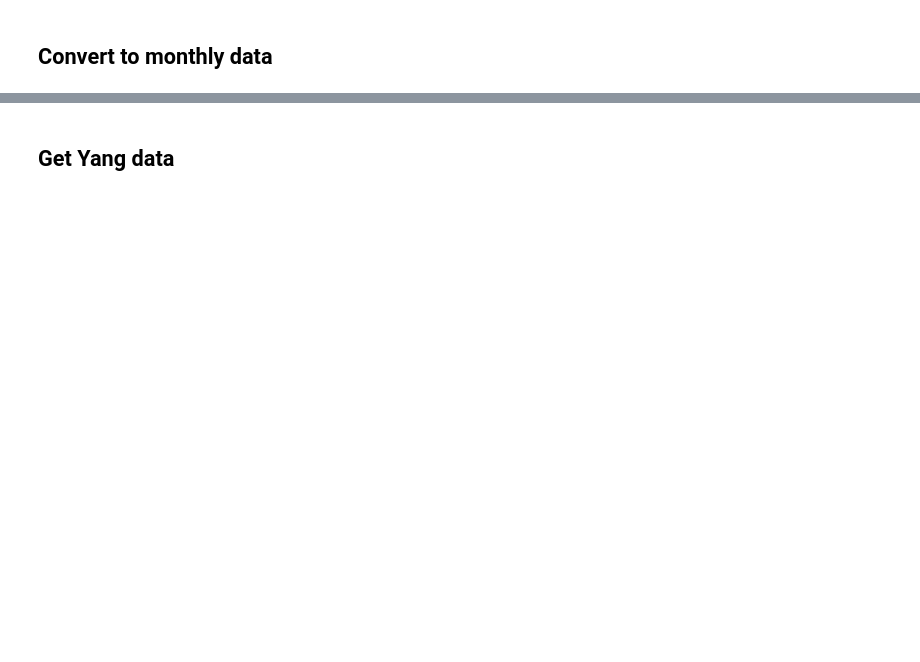
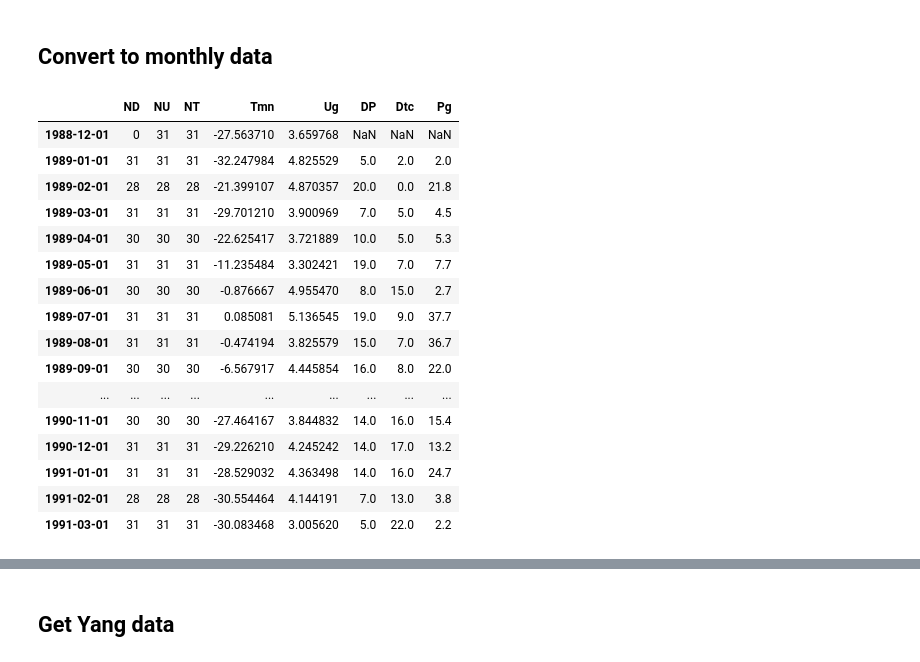
Before and after one commit to andypbarrett/SnowOnSeaIce, a Jupyter notebook: notebooks/compare_with_yang_precip.ipynb, the cells around one changed output, grey strips where cells are left out. Cells and saved outputs as stored; diff of their text form; code cells hidden in the pictures; blank space fills up the shorter version.

```diff
--- a/notebooks/compare_with_yang_precip.ipynb
+++ b/notebooks/compare_with_yang_precip.ipynb
@@ -94,12 +100,31 @@ rdiff.plot(ax=ax[2])
 ## Convert to monthly data
 # %%
 dfMon = pd.DataFrame({
-    'ND': df.Station_ID.resample('MS').count(),
+    'ND': df.PRECIP.resample('MS').count(),
     'NU': df.Ug.resample('MS').count(),
+    'NT': df.TAIR.resample('MS').count(),
     'Tmn': df.TAIR.resample('MS', label='left').mean(),
     'Ug': df.Ug.resample('MS', label='left').mean(),
     'DP': df.PRECIP[df.PRECIP > 0.].resample('MS').count(),
     'Dtc': df.PRECIP[df.PRECIP == 0.].resample('MS').count(),
-    'Pg': df.PRECIP.resample('MS').sum()
+    'Pg': df.PRECIP[df.PRECIP > 0].resample('MS').sum()
 })
-#dfMon
+dfMon
+# %% [output]
+|  | ND | NU | NT | Tmn | Ug | DP | Dtc | Pg |
+| 1988-12-01 | 0 | 31 | 31 | -27.563710 | 3.659768 | NaN | NaN | NaN |
+| 1989-01-01 | 31 | 31 | 31 | -32.247984 | 4.825529 | 5.0 | 2.0 | 2.0 |
+| 1989-02-01 | 28 | 28 | 28 | -21.399107 | 4.870357 | 20.0 | 0.0 | 21.8 |
+| 1989-03-01 | 31 | 31 | 31 | -29.701210 | 3.900969 | 7.0 | 5.0 | 4.5 |
+| 1989-04-01 | 30 | 30 | 30 | -22.625417 | 3.721889 | 10.0 | 5.0 | 5.3 |
+| 1989-05-01 | 31 | 31 | 31 | -11.235484 | 3.302421 | 19.0 | 7.0 | 7.7 |
+| 1989-06-01 | 30 | 30 | 30 | -0.876667 | 4.955470 | 8.0 | 15.0 | 2.7 |
+| 1989-07-01 | 31 | 31 | 31 | 0.085081 | 5.136545 | 19.0 | 9.0 | 37.7 |
+| 1989-08-01 | 31 | 31 | 31 | -0.474194 | 3.825579 | 15.0 | 7.0 | 36.7 |
+| 1989-09-01 | 30 | 30 | 30 | -6.567917 | 4.445854 | 16.0 | 8.0 | 22.0 |
+| ... | ... | ... | ... | ... | ... | ... | ... | ... |
+| 1990-11-01 | 30 | 30 | 30 | -27.464167 | 3.844832 | 14.0 | 16.0 | 15.4 |
+| 1990-12-01 | 31 | 31 | 31 | -29.226210 | 4.245242 | 14.0 | 17.0 | 13.2 |
+| 1991-01-01 | 31 | 31 | 31 | -28.529032 | 4.363498 | 14.0 | 16.0 | 24.7 |
+| 1991-02-01 | 28 | 28 | 28 | -30.554464 | 4.144191 | 7.0 | 13.0 | 3.8 |
+| 1991-03-01 | 31 | 31 | 31 | -30.083468 | 3.005620 | 5.0 | 22.0 | 2.2 |
```
Also changed, not shown: parts of 6 cells of this notebook, 3 other files.
